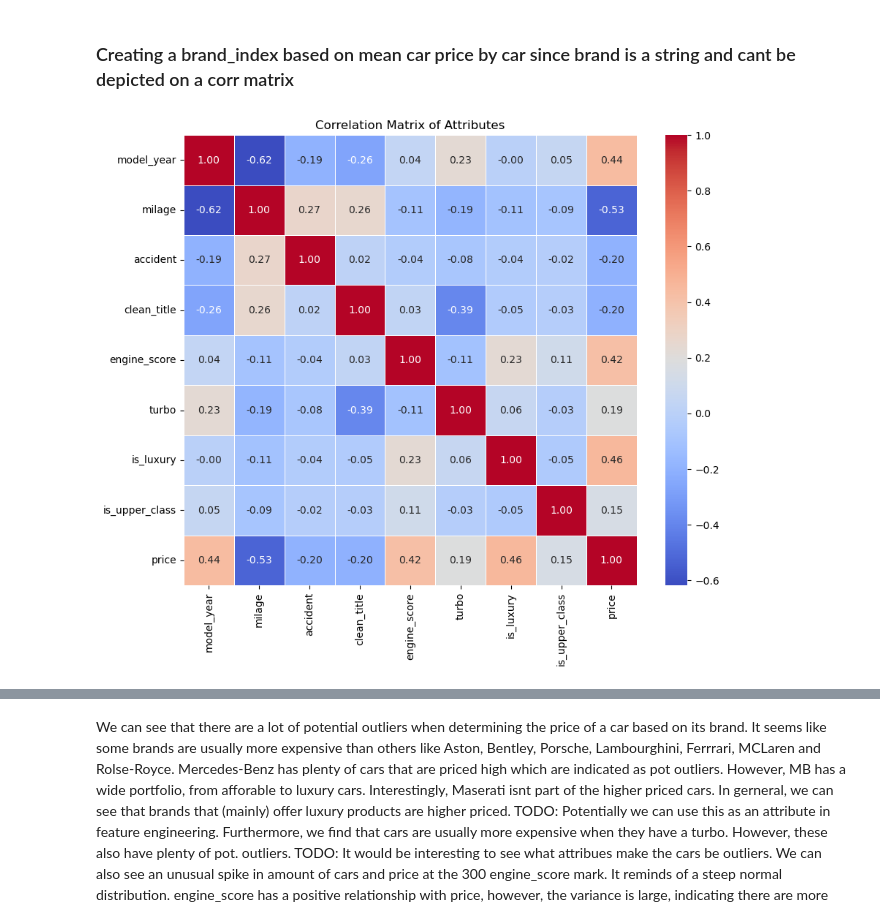
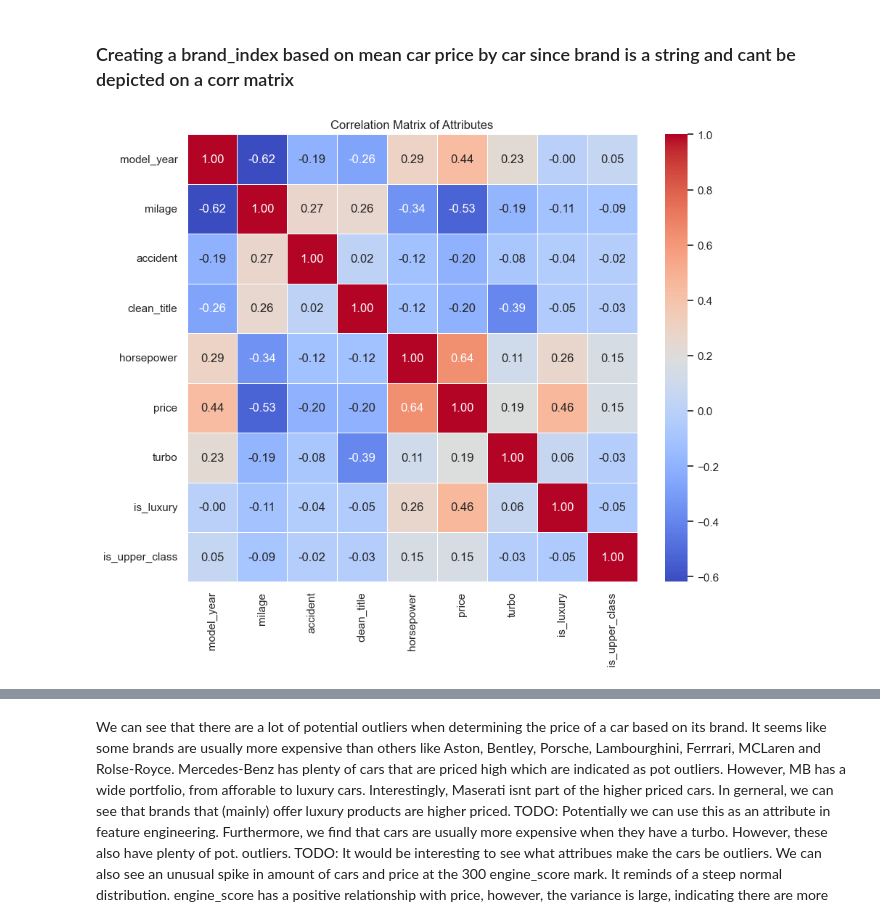
Before and after one commit to Frecherenkel60/RandomForestRangers, a Jupyter notebook: 2_EDA.ipynb, the cells around one changed output, grey strips where cells are left out. Cells and saved outputs as stored; diff of their text form; code cells hidden in the pictures.

```diff
--- a/2_EDA.ipynb
+++ b/2_EDA.ipynb
@@ -173,29 +173,29 @@ Name: price, dtype: float64
 # %%
 # Correlation matrix
 new_cars = dataset_pre.copy()
 
 # Get the list of columns
 columns = list(new_cars.columns)
 
-# Find the indexes of the 'price' and 'engine_score' columns
+# Find the indexes of the 'price' and 'horsepower' columns
 price_index = columns.index('price')
-engine_score_index = columns.index('engine_score')
+horsepower_index = columns.index('horsepower')
 
 # Swap their positions in the columns list
-columns[price_index], columns[engine_score_index] = columns[engine_score_index], columns[price_index]
+columns[price_index], columns[horsepower_index] = columns[horsepower_index], columns[price_index]
 
 # Reorder the DataFrame using the modified columns list
 new_cars = new_cars[columns]
 
 corr_matrix = new_cars.corr()
 
 # Plot heatmap of the correlation matrix
 plt.figure(figsize=(10, 8))
 sns.heatmap(corr_matrix, annot=True, cmap='coolwarm', fmt='.2f', linewidths=0.5)
 plt.title('Correlation Matrix of Attributes')
 plt.show()
 # %% [output]
-[figure, old version]
+[figure, new version]
 # %%
 # Find the lowest price for each model year
 lowest_price_by_year = data_split.groupby('model_year')['price'].min().reset_index()
```
Also changed, not shown: parts of 15 cells of this notebook, 4 other files.
